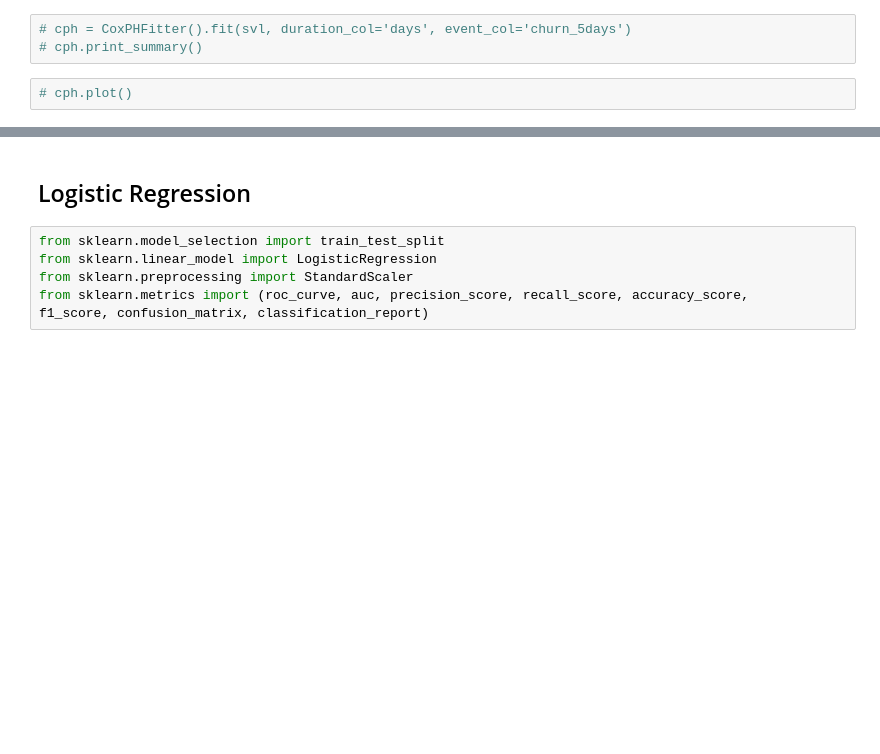
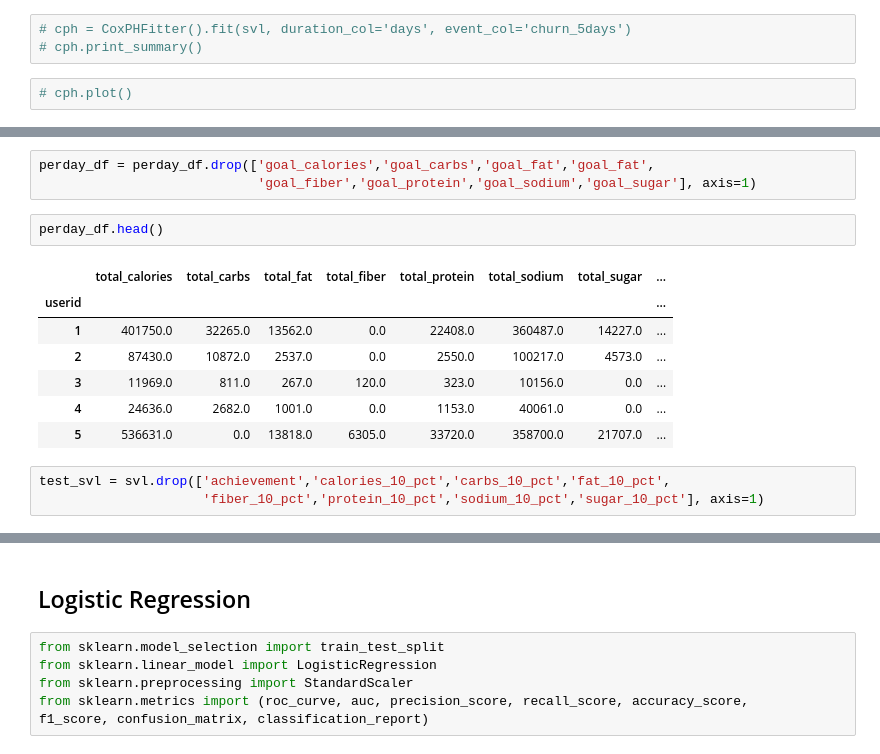
Before and after one commit to rokaandy/mfp-nutrition-survival-analysis, a Jupyter notebook: nutrition.ipynb, the cells around one changed output, grey strips where cells are left out. Saved outputs shown, nothing was run; the diff lists cells and outputs as text; blank space fills up the shorter version.

```diff
--- a/nutrition.ipynb
+++ b/nutrition.ipynb
@@ -607,0 +458,16 @@ print(np.mean(scores))
+# %%
+perday_df = perday_df.drop(['goal_calories','goal_carbs','goal_fat','goal_fat',
+                            'goal_fiber','goal_protein','goal_sodium','goal_sugar'], axis=1)
+# %%
+perday_df.head()
+# %% [output]
+|  | total_calories | total_carbs | total_fat | total_fiber | total_protein | total_sodium | total_sugar | ... |
+| userid |  |  |  |  |  |  |  | ... |
+| 1 | 401750.0 | 32265.0 | 13562.0 | 0.0 | 22408.0 | 360487.0 | 14227.0 | ... |
+| 2 | 87430.0 | 10872.0 | 2537.0 | 0.0 | 2550.0 | 100217.0 | 4573.0 | ... |
+| 3 | 11969.0 | 811.0 | 267.0 | 120.0 | 323.0 | 10156.0 | 0.0 | ... |
+| 4 | 24636.0 | 2682.0 | 1001.0 | 0.0 | 1153.0 | 40061.0 | 0.0 | ... |
+| 5 | 536631.0 | 0.0 | 13818.0 | 6305.0 | 33720.0 | 358700.0 | 21707.0 | ... |
+# %%
+test_svl = svl.drop(['achievement','calories_10_pct','carbs_10_pct','fat_10_pct',
+                     'fiber_10_pct','protein_10_pct','sodium_10_pct','sugar_10_pct'], axis=1)
```
Also changed, not shown: parts of 64 cells of this notebook, 10 other files.
